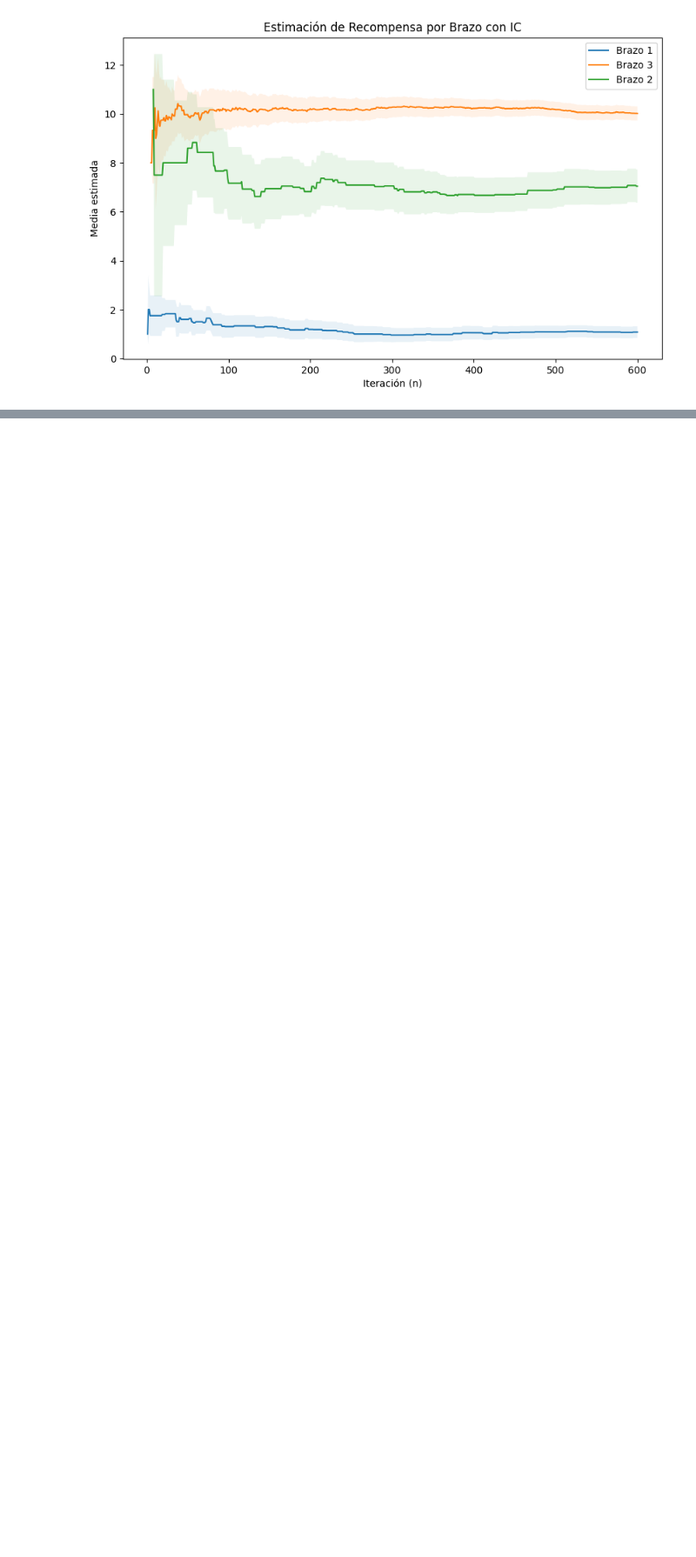
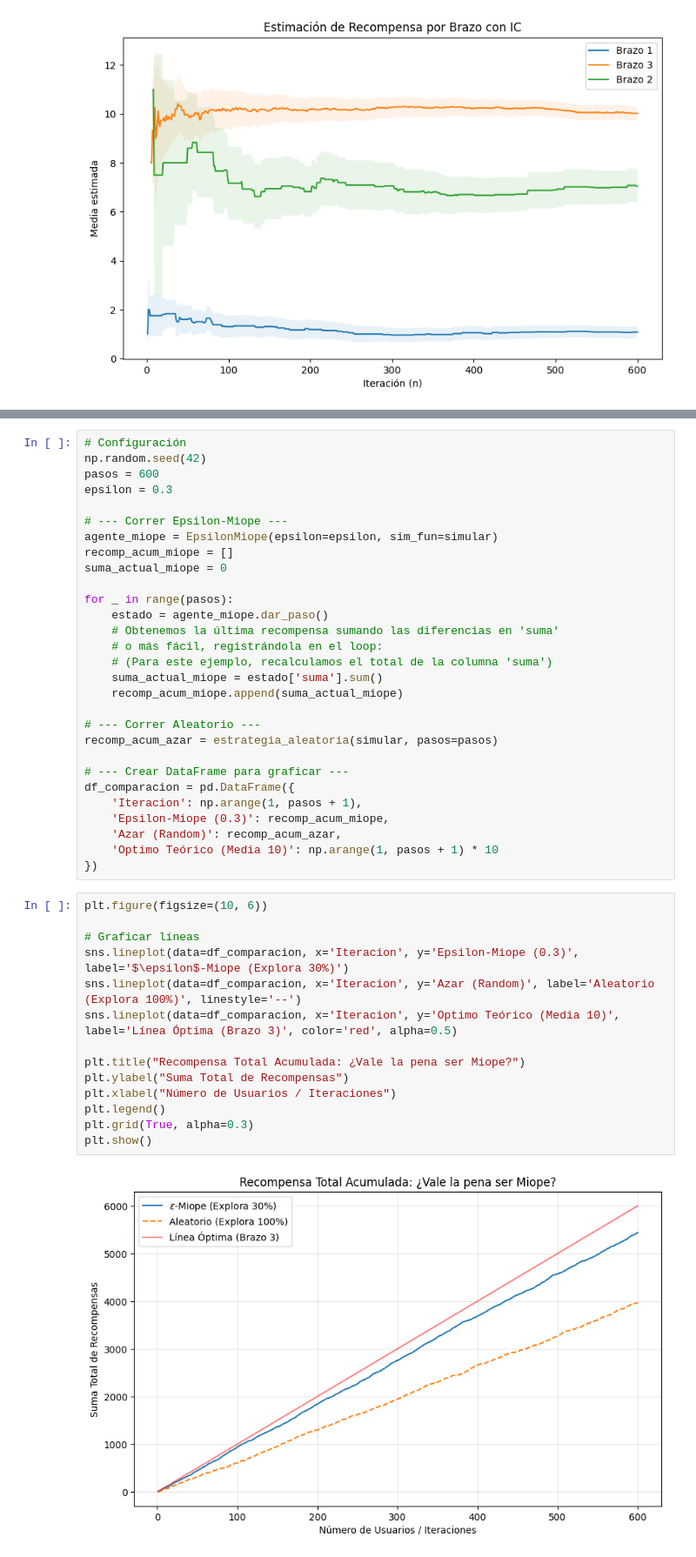
Before and after one commit to czammar/ai_supervised_ml, a Jupyter notebook: notebooks/07_multi_arm.ipynb, the cells around one changed output, grey strips where cells are left out. Shown at 87% size. Drawn from its saved outputs; the diff is of its cells as text; blank space fills up the shorter version.

Commit message:
feat: algorithm vs random arm choice

```diff
--- a/notebooks/07_multi_arm.ipynb
+++ b/notebooks/07_multi_arm.ipynb
@@ -179,0 +193,45 @@ plt.show()
+# %%
+# Configuración
+np.random.seed(42)
+pasos = 600
+epsilon = 0.3
+
+# --- Correr Epsilon-Miope ---
+agente_miope = EpsilonMiope(epsilon=epsilon, sim_fun=simular)
+recomp_acum_miope = []
+suma_actual_miope = 0
+
+for _ in range(pasos):
+    estado = agente_miope.dar_paso()
+    # Obtenemos la última recompensa sumando las diferencias en 'suma'
+    # o más fácil, registrándola en el loop:
+    # (Para este ejemplo, recalculamos el total de la columna 'suma')
+    suma_actual_miope = estado['suma'].sum()
+    recomp_acum_miope.append(suma_actual_miope)
+
+# --- Correr Aleatorio ---
+recomp_acum_azar = estrategia_aleatoria(simular, pasos=pasos)
+
+# --- Crear DataFrame para graficar ---
+df_comparacion = pd.DataFrame({
+    'Iteracion': np.arange(1, pasos + 1),
+    'Epsilon-Miope (0.3)': recomp_acum_miope,
+    'Azar (Random)': recomp_acum_azar,
+    'Optimo Teórico (Media 10)': np.arange(1, pasos + 1) * 10
+})
+# %%
+plt.figure(figsize=(10, 6))
+
+# Graficar líneas
+sns.lineplot(data=df_comparacion, x='Iteracion', y='Epsilon-Miope (0.3)', label='$\epsilon$-Miope (Explora 30%)')
+sns.lineplot(data=df_comparacion, x='Iteracion', y='Azar (Random)', label='Aleatorio (Explora 100%)', linestyle='--')
+sns.lineplot(data=df_comparacion, x='Iteracion', y='Optimo Teórico (Media 10)', label='Línea Óptima (Brazo 3)', color='red', alpha=0.5)
+
+plt.title("Recompensa Total Acumulada: ¿Vale la pena ser Miope?")
+plt.ylabel("Suma Total de Recompensas")
+plt.xlabel("Número de Usuarios / Iteraciones")
+plt.legend()
+plt.grid(True, alpha=0.3)
+plt.show()
+# %% [output]
+[figure, added]
```
Also changed, not shown: parts of 3 cells of this notebook.
